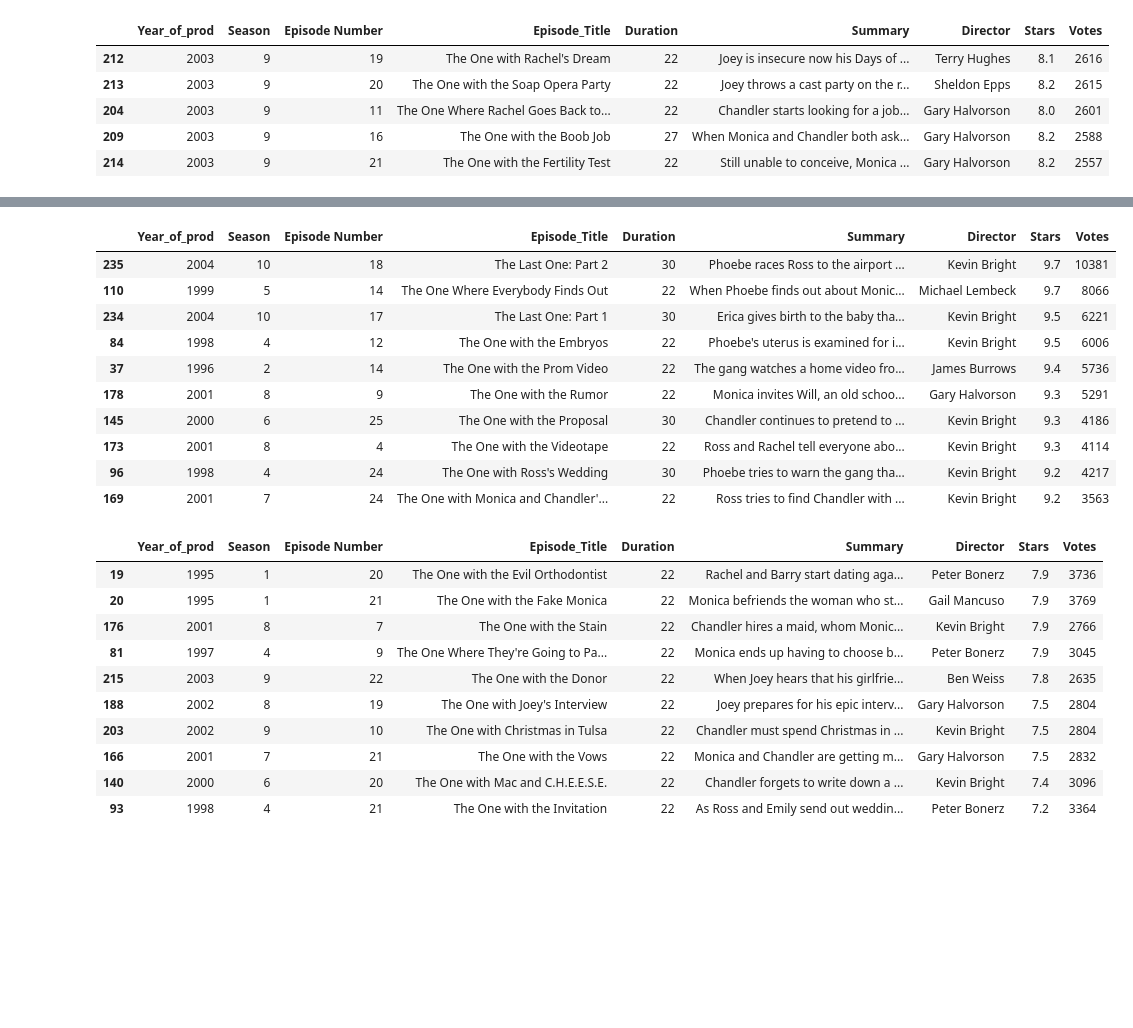
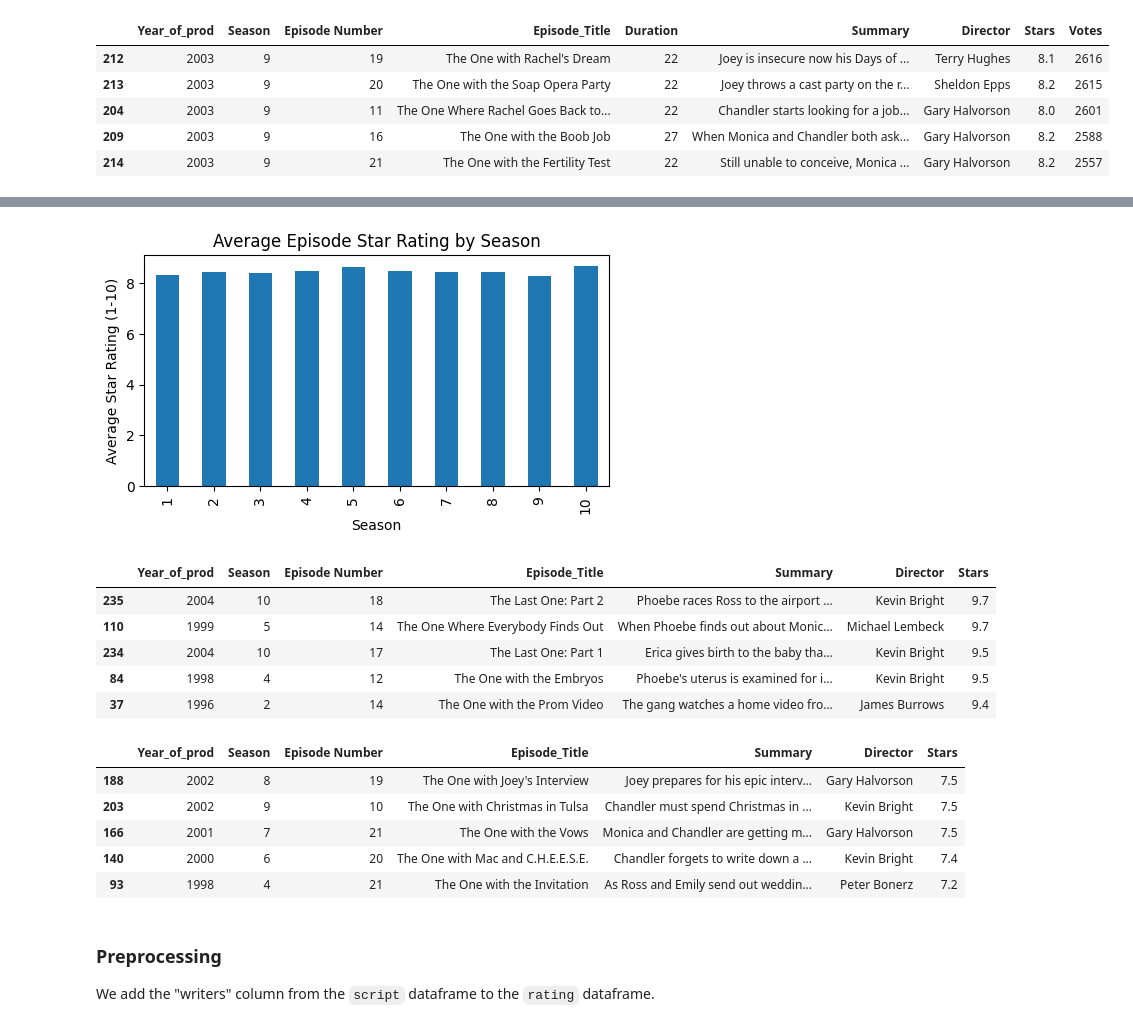
Before and after one commit to DimitarDimitrov2001/EMM-Friends-Project, a Jupyter notebook: data_parser.ipynb, the cells around one changed output, grey strips where cells are left out. Saved outputs shown, nothing was run; the diff lists cells and outputs as text; code cells hidden in the pictures; blank space fills up the shorter version.

Commit message:
Final preprocessing with documentation

```diff
--- a/data_parser.ipynb
+++ b/data_parser.ipynb
@@ -1310,3 +1282,7 @@ df_rating.sort_values("Votes", ascending=False).tail(5)
 | 204 | 2003 | 9 | 11 | The One Where Rachel Goes Back to... | 22 | Chandler starts looking for a job... | Gary Halvorson | 8.0 | 2601 |
 | 209 | 2003 | 9 | 16 | The One with the Boob Job | 27 | When Monica and Chandler both ask... | Gary Halvorson | 8.2 | 2588 |
 | 214 | 2003 | 9 | 21 | The One with the Fertility Test | 22 | Still unable to conceive, Monica ... | Gary Halvorson | 8.2 | 2557 |
+# %%
+# drop unnecessary columns (too little variability: Duration, Votes)
+# could drop director / year_of_prod / writers later
+df_rating = df_rating.drop(["Duration", "Votes"], axis="columns")
@@ -1313,30 +1302,36 @@ df_rating.sort_values("Votes", ascending=False).tail(5)
+# %%
+# avg star rating by season
+avg_rating = df_rating.groupby("Season")["Stars"].mean()
+
+avg_rating.plot(kind="bar", figsize=(6,3))
+
+plt.xlabel("Season")
+plt.ylabel("Average Star Rating (1-10)")
+plt.title("Average Episode Star Rating by Season")
+plt.show();
+# %% [output]
+[figure, new version]
 # %%
-# top 10 highest rated episodes
-df_rating.sort_values("Stars", ascending=False).head(10)
+# top 5 highest rated episodes
+df_rating.sort_values("Stars", ascending=False).head(5)
 # %% [output]
-|  | Year_of_prod | Season | Episode Number | Episode_Title | Duration | Summary | Director | Stars | Votes |
-| 235 | 2004 | 10 | 18 | The Last One: Part 2 | 30 | Phoebe races Ross to the airport ... | Kevin Bright | 9.7 | 10381 |
-| 110 | 1999 | 5 | 14 | The One Where Everybody Finds Out | 22 | When Phoebe finds out about Monic... | Michael Lembeck | 9.7 | 8066 |
-| 234 | 2004 | 10 | 17 | The Last One: Part 1 | 30 | Erica gives birth to the baby tha... | Kevin Bright | 9.5 | 6221 |
-| 84 | 1998 | 4 | 12 | The One with the Embryos | 22 | Phoebe's uterus is examined for i... | Kevin Bright | 9.5 | 6006 |
-| 37 | 1996 | 2 | 14 | The One with the Prom Video | 22 | The gang watches a home video fro... | James Burrows | 9.4 | 5736 |
-| 178 | 2001 | 8 | 9 | The One with the Rumor | 22 | Monica invites Will, an old schoo... | Gary Halvorson | 9.3 | 5291 |
-| 145 | 2000 | 6 | 25 | The One with the Proposal | 30 | Chandler continues to pretend to ... | Kevin Bright | 9.3 | 4186 |
-| 173 | 2001 | 8 | 4 | The One with the Videotape | 22 | Ross and Rachel tell everyone abo... | Kevin Bright | 9.3 | 4114 |
-| 96 | 1998 | 4 | 24 | The One with Ross's Wedding | 30 | Phoebe tries to warn the gang tha... | Kevin Bright | 9.2 | 4217 |
-| 169 | 2001 | 7 | 24 | The One with Monica and Chandler'... | 22 | Ross tries to find Chandler with ... | Kevin Bright | 9.2 | 3563 |
+|  | Year_of_prod | Season | Episode Number | Episode_Title | Summary | Director | Stars |
+| 235 | 2004 | 10 | 18 | The Last One: Part 2 | Phoebe races Ross to the airport ... | Kevin Bright | 9.7 |
+| 110 | 1999 | 5 | 14 | The One Where Everybody Finds Out | When Phoebe finds out about Monic... | Michael Lembeck | 9.7 |
+| 234 | 2004 | 10 | 17 | The Last One: Part 1 | Erica gives birth to the baby tha... | Kevin Bright | 9.5 |
+| 84 | 1998 | 4 | 12 | The One with the Embryos | Phoebe's uterus is examined for i... | Kevin Bright | 9.5 |
+| 37 | 1996 | 2 | 14 | The One with the Prom Video | The gang watches a home video fro... | James Burrows | 9.4 |
 # %%
-# top 10 lowest rated episodes
-df_rating.sort_values("Stars", ascending=False).tail(10)
+# top 5 lowest rated episodes
+df_rating.sort_values("Stars", ascending=False).tail(5)
 # %% [output]
-|  | Year_of_prod | Season | Episode Number | Episode_Title | Duration | Summary | Director | Stars | Votes |
-| 19 | 1995 | 1 | 20 | The One with the Evil Orthodontist | 22 | Rachel and Barry start dating aga... | Peter Bonerz | 7.9 | 3736 |
-| 20 | 1995 | 1 | 21 | The One with the Fake Monica | 22 | Monica befriends the woman who st... | Gail Mancuso | 7.9 | 3769 |
-| 176 | 2001 | 8 | 7 | The One with the Stain | 22 | Chandler hires a maid, whom Monic... | Kevin Bright | 7.9 | 2766 |
-| 81 | 1997 | 4 | 9 | The One Where They're Going to Pa... | 22 | Monica ends up having to choose b... | Peter Bonerz | 7.9 | 3045 |
-| 215 | 2003 | 9 | 22 | The One with the Donor | 22 | When Joey hears that his girlfrie... | Ben Weiss | 7.8 | 2635 |
-| 188 | 2002 | 8 | 19 | The One with Joey's Interview | 22 | Joey prepares for his epic interv... | Gary Halvorson | 7.5 | 2804 |
-| 203 | 2002 | 9 | 10 | The One with Christmas in Tulsa | 22 | Chandler must spend Christmas in ... | Kevin Bright | 7.5 | 2804 |
-| 166 | 2001 | 7 | 21 | The One with the Vows | 22 | Monica and Chandler are getting m... | Gary Halvorson | 7.5 | 2832 |
-| 140 | 2000 | 6 | 20 | The One with Mac and C.H.E.E.S.E. | 22 | Chandler forgets to write down a ... | Kevin Bright | 7.4 | 3096 |
-| 93 | 1998 | 4 | 21 | The One with the Invitation | 22 | As Ross and Emily send out weddin... | Peter Bonerz | 7.2 | 3364 |
+|  | Year_of_prod | Season | Episode Number | Episode_Title | Summary | Director | Stars |
+| 188 | 2002 | 8 | 19 | The One with Joey's Interview | Joey prepares for his epic interv... | Gary Halvorson | 7.5 |
+| 203 | 2002 | 9 | 10 | The One with Christmas in Tulsa | Chandler must spend Christmas in ... | Kevin Bright | 7.5 |
+| 166 | 2001 | 7 | 21 | The One with the Vows | Monica and Chandler are getting m... | Gary Halvorson | 7.5 |
+| 140 | 2000 | 6 | 20 | The One with Mac and C.H.E.E.S.E. | Chandler forgets to write down a ... | Kevin Bright | 7.4 |
+| 93 | 1998 | 4 | 21 | The One with the Invitation | As Ross and Emily send out weddin... | Peter Bonerz | 7.2 |
+# %% [markdown]
+### Preprocessing
+
+We add the "writers" column from the <code>script</code> dataframe to the <code>rating</code> dataframe.
```
Also changed, not shown: parts of 44 cells of this notebook.
